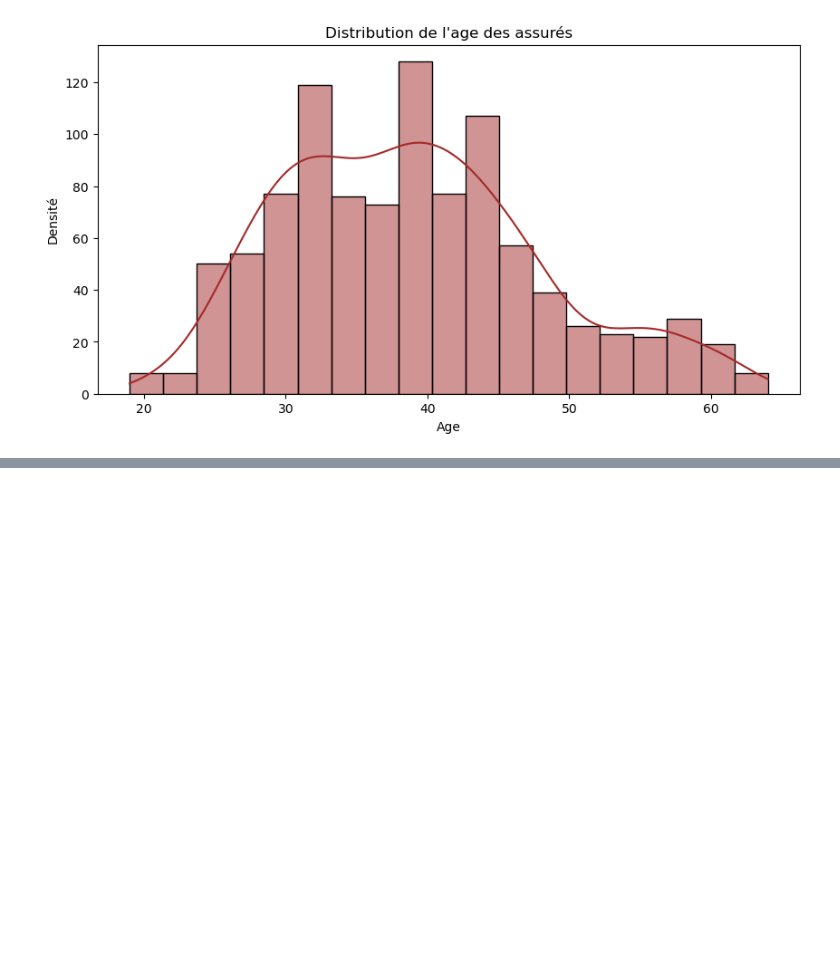
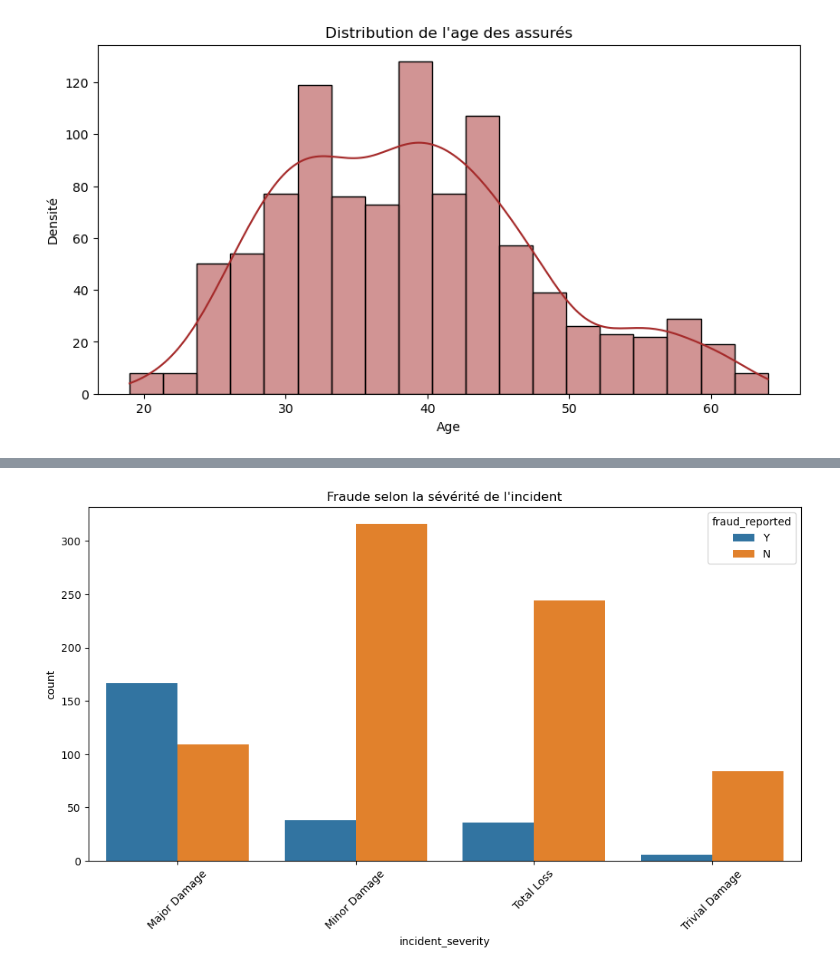
Before and after one commit to khelifaYacine/Donn-es-sur-les-r-clamations-d-assurance-auto, a Jupyter notebook: EDA_first_stup.ipynb, the cells around one changed output, grey strips where cells are left out. Saved outputs shown, nothing was run; the diff lists cells and outputs as text; code cells hidden in the pictures; blank space fills up the shorter version.

Commit message:
1. fraud_reported vs incident_severity

```diff
--- a/EDA_first_stup.ipynb
+++ b/EDA_first_stup.ipynb
@@ -253,0 +291,9 @@ plt.show()
+# %%
+# 1. fraud_reported vs incident_severity:
+plt.figure(figsize=(12,6))
+sns.countplot(data=df, x="incident_severity", hue="fraud_reported")
+plt.title("Fraude selon la sévérité de l'incident")
+plt.xticks(rotation=45)
+plt.show()
+# %% [output]
+[figure, added]
```
Also changed, not shown: parts of 4 cells of this notebook.
